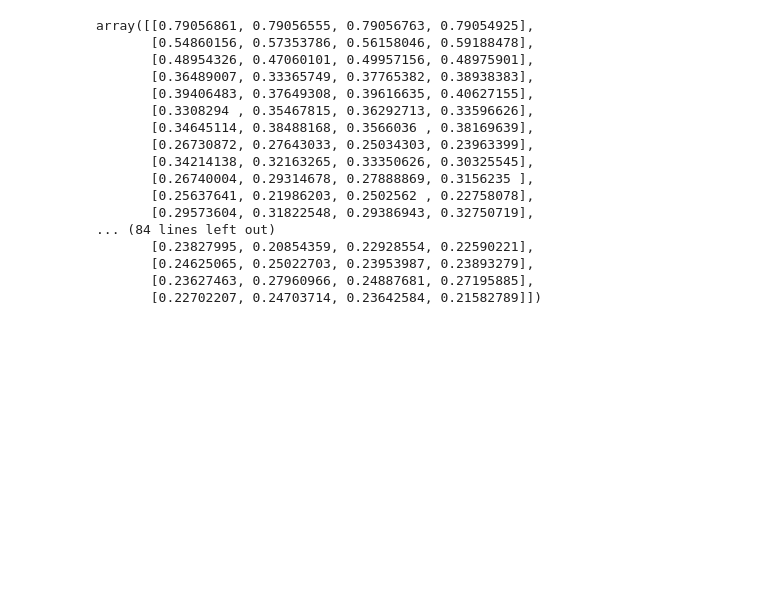
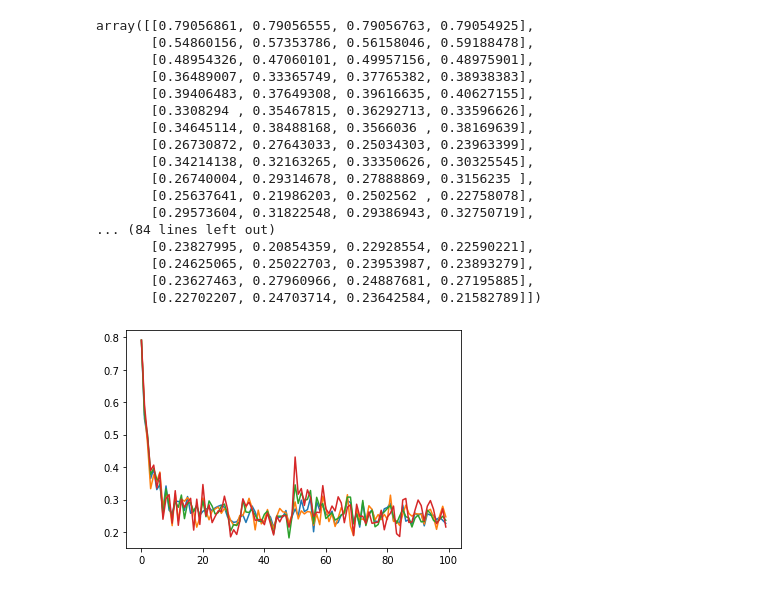
Before and after one commit to kseniya-yakovleva/AML-16, a Jupyter notebook: hw_2/hw-2.ipynb, the cells around one changed output. Cells and saved outputs as stored; diff of their text form; code cells hidden in the pictures; blank space fills up the shorter version.

```diff
--- a/hw_2/hw-2.ipynb
+++ b/hw_2/hw-2.ipynb
@@ -223,3 +194,8 @@ array([[0.79056861, 0.79056555, 0.79056763, 0.79054925],
        [0.24625065, 0.25022703, 0.23953987, 0.23893279],
        [0.23627463, 0.27960966, 0.24887681, 0.27195885],
        [0.22702207, 0.24703714, 0.23642584, 0.21582789]])
+# %%
+plt.plot(RMSProp(X))
+plt.show()
+# %% [output]
+[figure, added]
```
Also changed, not shown: parts of 9 cells of this notebook.
